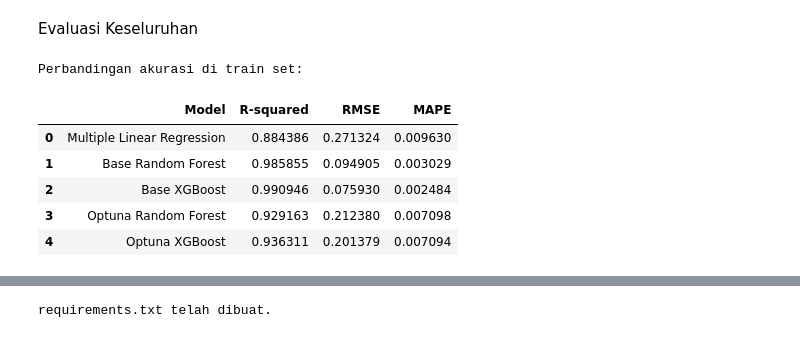
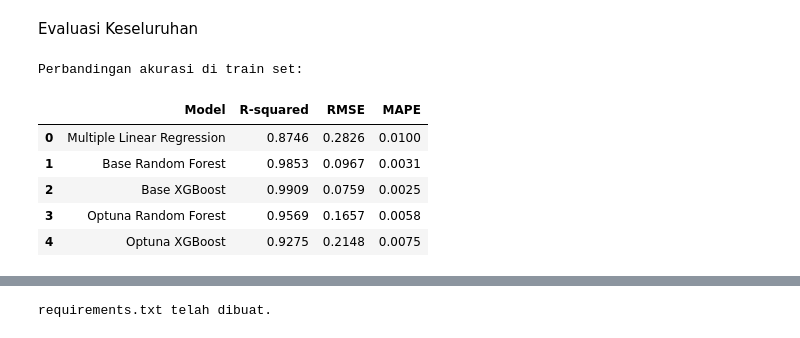
Before and after one commit to daff00/Kabupaten-Tangerang-House-Price-Prediction, a Jupyter notebook: Notebook/HousePricePrediction_KabTangerang.ipynb, the cells around one changed output, grey strips where cells are left out. Drawn from its saved outputs; the diff is of its cells as text; code cells hidden in the pictures.

```diff
--- a/Notebook/HousePricePrediction_KabTangerang.ipynb
+++ b/Notebook/HousePricePrediction_KabTangerang.ipynb
@@ -799,13 +656,16 @@ Random Forest dengan Optuna
 # Fungsi Optuna untuk tuning Random Forest
 def objective(trial):
     params = {
-        "n_estimators": trial.suggest_int("n_estimators", 1300, 1800, step=100),  # Tambah jumlah pohon
-        "max_depth": trial.suggest_int("max_depth", 50, 100, step=10),  # Kedalaman optimal
-        "min_samples_split": trial.suggest_int("min_samples_split", 2, 10),  # Tetap fleksibel
-        "min_samples_leaf": trial.suggest_int("min_samples_leaf", 1, 5),  # Kembalikan ke range lebih optimal
-        "max_features": trial.suggest_float("max_features", 0.6, 0.9),  # Kembalikan agar menangkap lebih banyak informasi
-        "bootstrap": True,  # Gunakan Bootstrap
-        "max_samples": trial.suggest_float("max_samples", 0.85, 0.95)
+        "n_estimators": trial.suggest_int("n_estimators", 1200, 2000, step=100),
+        "max_depth": trial.suggest_int("max_depth", 20, 50, step=5),
+        "min_samples_split": trial.suggest_int("min_samples_split", 4, 12),
+        "min_samples_leaf": trial.suggest_int("min_samples_leaf", 1, 5),
+        "max_features": trial.suggest_float("max_features", 0.4, 0.7),
+        "bootstrap": True,
+        "max_samples": trial.suggest_float("max_samples", 0.8, 0.95),
+        "ccp_alpha": trial.suggest_float("ccp_alpha", 0.0, 0.005),
+        "warm_start": True,
+        "oob_score": True
     }
 
     model = RandomForestRegressor(**params, random_state=42, n_jobs=-1)
@@ -817,7 +677,7 @@ def objective(trial):
     return np.mean(scores)  # Ambil rata-rata R² sebagai metric utama
 
 # Jalankan Optuna
-study_rf = optuna.create_study(direction="minimize")
+study_rf = optuna.create_study(direction="maximize")
 study_rf.optimize(objective, n_trials=100)
 
 # Print hasil tuning terbaik
@@ -841,10 +701,10 @@ test_r2_opt_rfr = r2_score(y_test, y_pred_opt_rf)
 test_mape_opt_rfr = mean_absolute_percentage_error(y_test, y_pred_opt_rf)
 
 print("\nRandom Forest Optuna Result:")
-print(f"Train R²: {train_r2_opt_rfr}")
-print(f"Train RMSE: {train_rmse_opt_rfr}")
-print(f"Train MAPE: {train_mape_opt_rfr}\n")
-print(f"Test R²: {test_r2_opt_rfr}")
-print(f"Test RMSE: {test_rmse_opt_rfr}")
-print(f"Test MAPE: {test_mape_opt_rfr}")
+print(f"Train R²: {train_r2_opt_rfr:.4f}")
+print(f"Train RMSE: {train_rmse_opt_rfr:.4f}")
+print(f"Train MAPE: {train_mape_opt_rfr:.4f}\n")
+print(f"Test R²: {test_r2_opt_rfr:.4f}")
+print(f"Test RMSE: {test_rmse_opt_rfr:.4f}")
+print(f"Test MAPE: {test_mape_opt_rfr:.4f}")
 # %% [output]
@@ -1095,28 +931,32 @@ Evaluasi Keseluruhan
 # %%
 df_eval_test = pd.DataFrame(data={
     'Model' : ['Multiple Linear Regression', 'Base Random Forest', 'Base XGBoost', 'Optuna Random Forest', 'Optuna XGBoost'],
     'R-squared' : [test_r2_base_lr, test_r2_base_rfr, test_r2_base_xgb, test_r2_opt_rfr, test_r2_opt_xgb],
     'RMSE' : [test_rmse_base_lr, test_rmse_base_rfr, test_rmse_base_xgb, test_rmse_opt_rfr, test_rmse_opt_xgb],
     'MAPE' : [test_mape_base_lr, test_mape_base_rfr, test_mape_base_xgb, test_mape_opt_rfr, test_mape_opt_xgb]
 })
 
 df_eval_train = pd.DataFrame(data={
     'Model' : ['Multiple Linear Regression', 'Base Random Forest', 'Base XGBoost', 'Optuna Random Forest', 'Optuna XGBoost'],
     'R-squared' : [train_r2_base_lr, train_r2_base_rfr, train_r2_base_xgb, train_r2_opt_rfr, train_r2_opt_xgb],
     'RMSE' : [train_rmse_base_lr, train_rmse_base_rfr, train_rmse_base_xgb, train_rmse_opt_rfr, train_rmse_opt_xgb],
     'MAPE' : [train_mape_base_lr, train_mape_base_rfr, train_mape_base_xgb, train_mape_opt_rfr, train_mape_opt_xgb]
 })
 
+for column in ['R-squared', 'RMSE', 'MAPE']:
+    df_eval_test[column] = df_eval_test[column].map(lambda x: f"{x:.4f}")
+    df_eval_train[column] = df_eval_train[column].map(lambda x: f"{x:.4f}")
+
 print("Perbandingan akurasi di train set:\n")
 df_eval_train
 # %% [output]
 Perbandingan akurasi di train set:
 |  | Model | R-squared | RMSE | MAPE |
-| 0 | Multiple Linear Regression | 0.884386 | 0.271324 | 0.009630 |
-| 1 | Base Random Forest | 0.985855 | 0.094905 | 0.003029 |
-| 2 | Base XGBoost | 0.990946 | 0.075930 | 0.002484 |
-| 3 | Optuna Random Forest | 0.929163 | 0.212380 | 0.007098 |
-| 4 | Optuna XGBoost | 0.936311 | 0.201379 | 0.007094 |
+| 0 | Multiple Linear Regression | 0.8746 | 0.2826 | 0.0100 |
+| 1 | Base Random Forest | 0.9853 | 0.0967 | 0.0031 |
+| 2 | Base XGBoost | 0.9909 | 0.0759 | 0.0025 |
+| 3 | Optuna Random Forest | 0.9569 | 0.1657 | 0.0058 |
+| 4 | Optuna XGBoost | 0.9275 | 0.2148 | 0.0075 |
 # %%
 print("Perbandingan akurasi di test set:\n")
 df_eval_test
```
Also changed, not shown: parts of 22 cells of this notebook, 2 other files.
